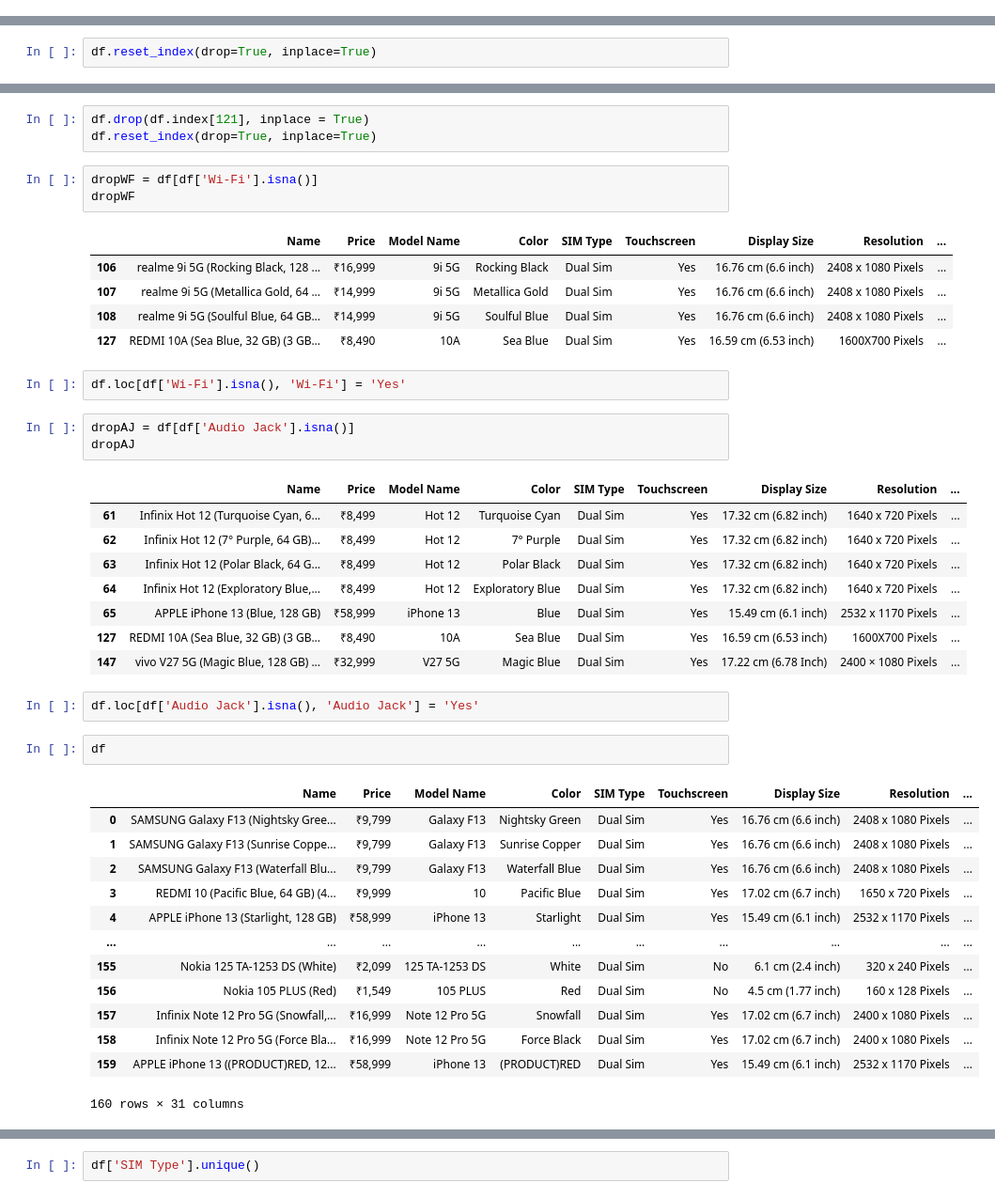
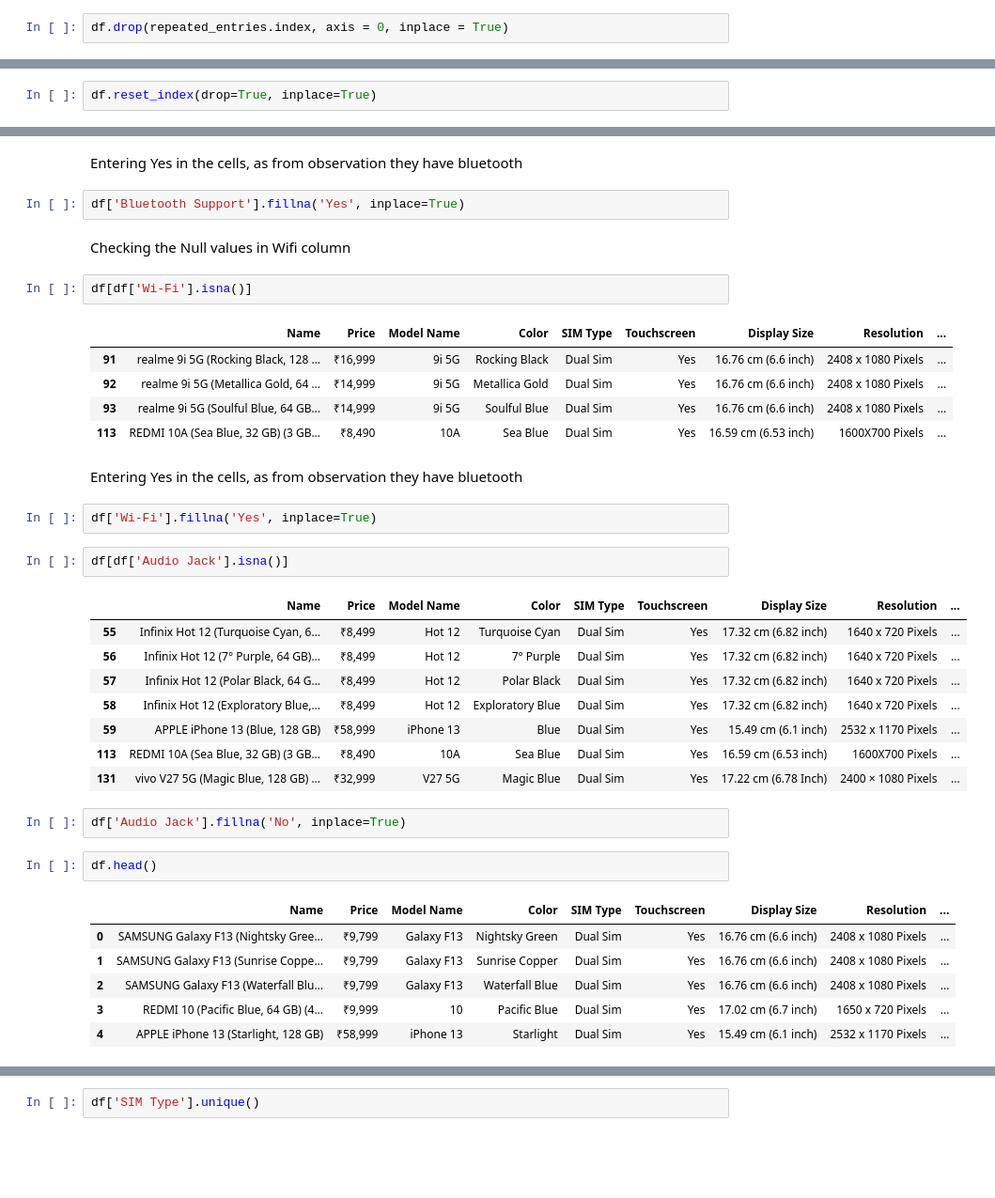
Before and after one commit to toasttsunami/gdsc-r1, a Jupyter notebook: Untitled2.ipynb, the cells around one changed output, grey strips where cells are left out. Shown at 94% size. Saved outputs shown, nothing was run; the diff lists cells and outputs as text; blank space fills up the shorter version.

```diff
--- a/Untitled2.ipynb
+++ b/Untitled2.ipynb
@@ -192,0 +160,2 @@ df.drop(df.index[61:69], inplace=True)
+# %%
+df.drop(repeated_entries.index, axis = 0, inplace = True)
@@ -206,44 +178,40 @@ dropBTS
+# %% [markdown]
+Entering Yes in the cells, as from observation they have bluetooth
 # %%
-df.drop(df.index[121], inplace = True)
-df.reset_index(drop=True, inplace=True)
+df['Bluetooth Support'].fillna('Yes', inplace=True)
+# %% [markdown]
+Checking the Null values in Wifi column
 # %%
-dropWF = df[df['Wi-Fi'].isna()]
-dropWF
+df[df['Wi-Fi'].isna()]
 # %% [output]
 |  | Name | Price | Model Name | Color | SIM Type | Touchscreen | Display Size | Resolution | ... |
-| 106 | realme 9i 5G (Rocking Black, 128 ... | ₹16,999 | 9i 5G | Rocking Black | Dual Sim | Yes | 16.76 cm (6.6 inch) | 2408 x 1080 Pixels | ... |
-| 107 | realme 9i 5G (Metallica Gold, 64 ... | ₹14,999 | 9i 5G | Metallica Gold | Dual Sim | Yes | 16.76 cm (6.6 inch) | 2408 x 1080 Pixels | ... |
-| 108 | realme 9i 5G (Soulful Blue, 64 GB... | ₹14,999 | 9i 5G | Soulful Blue | Dual Sim | Yes | 16.76 cm (6.6 inch) | 2408 x 1080 Pixels | ... |
-| 127 | REDMI 10A (Sea Blue, 32 GB) (3 GB... | ₹8,490 | 10A | Sea Blue | Dual Sim | Yes | 16.59 cm (6.53 inch) | 1600X700 Pixels | ... |
+| 91 | realme 9i 5G (Rocking Black, 128 ... | ₹16,999 | 9i 5G | Rocking Black | Dual Sim | Yes | 16.76 cm (6.6 inch) | 2408 x 1080 Pixels | ... |
+| 92 | realme 9i 5G (Metallica Gold, 64 ... | ₹14,999 | 9i 5G | Metallica Gold | Dual Sim | Yes | 16.76 cm (6.6 inch) | 2408 x 1080 Pixels | ... |
+| 93 | realme 9i 5G (Soulful Blue, 64 GB... | ₹14,999 | 9i 5G | Soulful Blue | Dual Sim | Yes | 16.76 cm (6.6 inch) | 2408 x 1080 Pixels | ... |
+| 113 | REDMI 10A (Sea Blue, 32 GB) (3 GB... | ₹8,490 | 10A | Sea Blue | Dual Sim | Yes | 16.59 cm (6.53 inch) | 1600X700 Pixels | ... |
+# %% [markdown]
+Entering Yes in the cells, as from observation they have bluetooth
 # %%
-df.loc[df['Wi-Fi'].isna(), 'Wi-Fi'] = 'Yes'
+df['Wi-Fi'].fillna('Yes', inplace=True)
 # %%
-dropAJ = df[df['Audio Jack'].isna()]
-dropAJ
+df[df['Audio Jack'].isna()]
 # %% [output]
 |  | Name | Price | Model Name | Color | SIM Type | Touchscreen | Display Size | Resolution | ... |
-| 61 | Infinix Hot 12 (Turquoise Cyan, 6... | ₹8,499 | Hot 12 | Turquoise Cyan | Dual Sim | Yes | 17.32 cm (6.82 inch) | 1640 x 720 Pixels | ... |
-| 62 | Infinix Hot 12 (7° Purple, 64 GB)... | ₹8,499 | Hot 12 | 7° Purple | Dual Sim | Yes | 17.32 cm (6.82 inch) | 1640 x 720 Pixels | ... |
-| 63 | Infinix Hot 12 (Polar Black, 64 G... | ₹8,499 | Hot 12 | Polar Black | Dual Sim | Yes | 17.32 cm (6.82 inch) | 1640 x 720 Pixels | ... |
-| 64 | Infinix Hot 12 (Exploratory Blue,... | ₹8,499 | Hot 12 | Exploratory Blue | Dual Sim | Yes | 17.32 cm (6.82 inch) | 1640 x 720 Pixels | ... |
-| 65 | APPLE iPhone 13 (Blue, 128 GB) | ₹58,999 | iPhone 13 | Blue | Dual Sim | Yes | 15.49 cm (6.1 inch) | 2532 x 1170 Pixels | ... |
-| 127 | REDMI 10A (Sea Blue, 32 GB) (3 GB... | ₹8,490 | 10A | Sea Blue | Dual Sim | Yes | 16.59 cm (6.53 inch) | 1600X700 Pixels | ... |
-| 147 | vivo V27 5G (Magic Blue, 128 GB) ... | ₹32,999 | V27 5G | Magic Blue | Dual Sim | Yes | 17.22 cm (6.78 Inch) | 2400 × 1080 Pixels | ... |
+| 55 | Infinix Hot 12 (Turquoise Cyan, 6... | ₹8,499 | Hot 12 | Turquoise Cyan | Dual Sim | Yes | 17.32 cm (6.82 inch) | 1640 x 720 Pixels | ... |
+| 56 | Infinix Hot 12 (7° Purple, 64 GB)... | ₹8,499 | Hot 12 | 7° Purple | Dual Sim | Yes | 17.32 cm (6.82 inch) | 1640 x 720 Pixels | ... |
+| 57 | Infinix Hot 12 (Polar Black, 64 G... | ₹8,499 | Hot 12 | Polar Black | Dual Sim | Yes | 17.32 cm (6.82 inch) | 1640 x 720 Pixels | ... |
+| 58 | Infinix Hot 12 (Exploratory Blue,... | ₹8,499 | Hot 12 | Exploratory Blue | Dual Sim | Yes | 17.32 cm (6.82 inch) | 1640 x 720 Pixels | ... |
+| 59 | APPLE iPhone 13 (Blue, 128 GB) | ₹58,999 | iPhone 13 | Blue | Dual Sim | Yes | 15.49 cm (6.1 inch) | 2532 x 1170 Pixels | ... |
+| 113 | REDMI 10A (Sea Blue, 32 GB) (3 GB... | ₹8,490 | 10A | Sea Blue | Dual Sim | Yes | 16.59 cm (6.53 inch) | 1600X700 Pixels | ... |
+| 131 | vivo V27 5G (Magic Blue, 128 GB) ... | ₹32,999 | V27 5G | Magic Blue | Dual Sim | Yes | 17.22 cm (6.78 Inch) | 2400 × 1080 Pixels | ... |
 # %%
-df.loc[df['Audio Jack'].isna(), 'Audio Jack'] = 'Yes'
+df['Audio Jack'].fillna('No', inplace=True)
 # %%
-df
+df.head()
 # %% [output]
 |  | Name | Price | Model Name | Color | SIM Type | Touchscreen | Display Size | Resolution | ... |
 | 0 | SAMSUNG Galaxy F13 (Nightsky Gree... | ₹9,799 | Galaxy F13 | Nightsky Green | Dual Sim | Yes | 16.76 cm (6.6 inch) | 2408 x 1080 Pixels | ... |
 | 1 | SAMSUNG Galaxy F13 (Sunrise Coppe... | ₹9,799 | Galaxy F13 | Sunrise Copper | Dual Sim | Yes | 16.76 cm (6.6 inch) | 2408 x 1080 Pixels | ... |
 | 2 | SAMSUNG Galaxy F13 (Waterfall Blu... | ₹9,799 | Galaxy F13 | Waterfall Blue | Dual Sim | Yes | 16.76 cm (6.6 inch) | 2408 x 1080 Pixels | ... |
 | 3 | REDMI 10 (Pacific Blue, 64 GB) (4... | ₹9,999 | 10 | Pacific Blue | Dual Sim | Yes | 17.02 cm (6.7 inch) | 1650 x 720 Pixels | ... |
 | 4 | APPLE iPhone 13 (Starlight, 128 GB) | ₹58,999 | iPhone 13 | Starlight | Dual Sim | Yes | 15.49 cm (6.1 inch) | 2532 x 1170 Pixels | ... |
-| ... | ... | ... | ... | ... | ... | ... | ... | ... | ... |
-| 155 | Nokia 125 TA-1253 DS (White) | ₹2,099 | 125 TA-1253 DS | White | Dual Sim | No | 6.1 cm (2.4 inch) | 320 x 240 Pixels | ... |
-| 156 | Nokia 105 PLUS (Red) | ₹1,549 | 105 PLUS | Red | Dual Sim | No | 4.5 cm (1.77 inch) | 160 x 128 Pixels | ... |
-| 157 | Infinix Note 12 Pro 5G (Snowfall,... | ₹16,999 | Note 12 Pro 5G | Snowfall | Dual Sim | Yes | 17.02 cm (6.7 inch) | 2400 x 1080 Pixels | ... |
-| 158 | Infinix Note 12 Pro 5G (Force Bla... | ₹16,999 | Note 12 Pro 5G | Force Black | Dual Sim | Yes | 17.02 cm (6.7 inch) | 2400 x 1080 Pixels | ... |
-| 159 | APPLE iPhone 13 ((PRODUCT)RED, 12... | ₹58,999 | iPhone 13 | (PRODUCT)RED | Dual Sim | Yes | 15.49 cm (6.1 inch) | 2532 x 1170 Pixels | ... |
-160 rows × 31 columns
```
Also changed, not shown: parts of 99 cells of this notebook.
